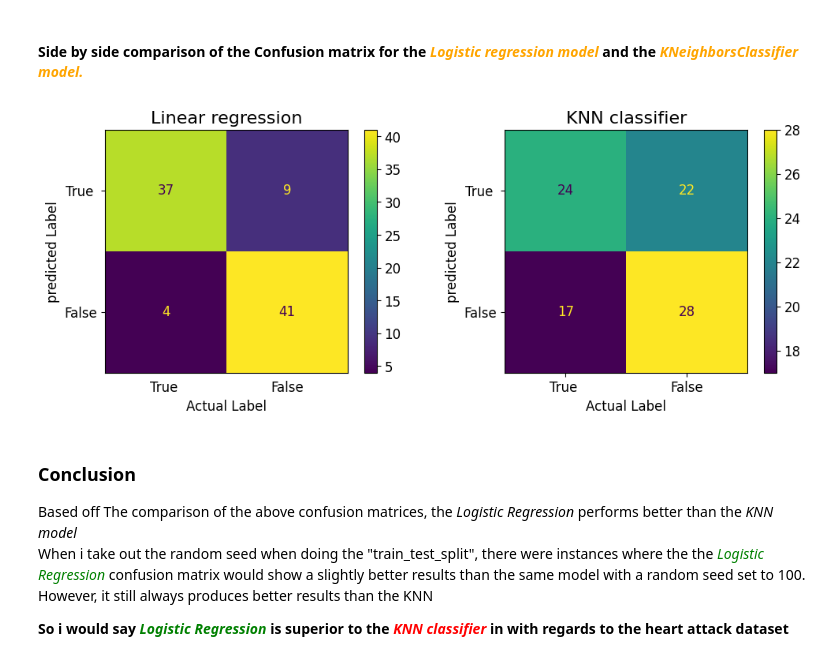
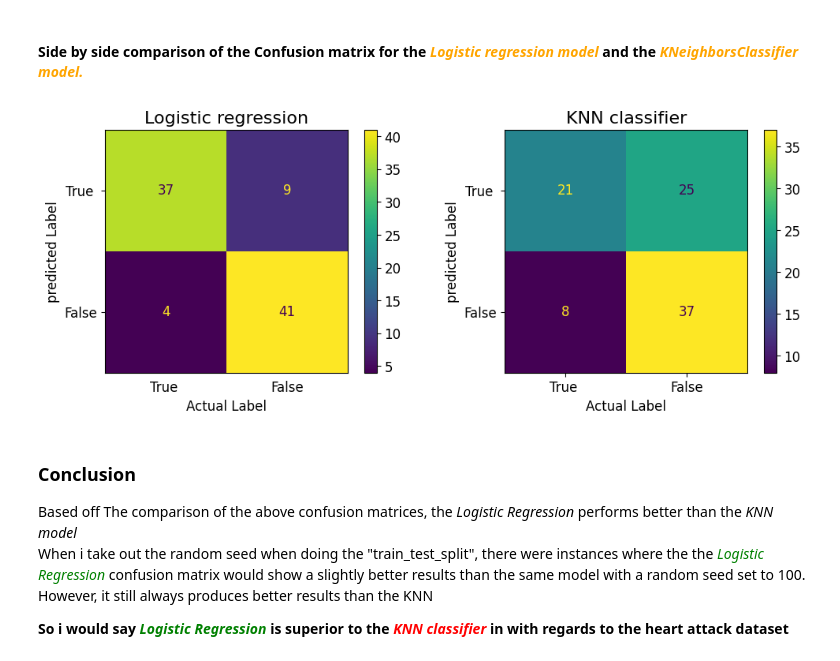
Before and after one commit to MbeleckBerle/KNN-LogisticRegression_model-heart_attack, a Jupyter notebook: heart_attack.ipynb, the cells around one changed output. Drawn from its saved outputs; the diff is of its cells as text; code cells hidden in the pictures.

```diff
--- a/heart_attack.ipynb
+++ b/heart_attack.ipynb
@@ -225,6 +225,6 @@ Training the <em><b style="color: orange">KNN</b></em> model
 # %%
 from sklearn.neighbors import KNeighborsClassifier
 
-knn_clf = KNeighborsClassifier(10)  # training for 10 neighbors
+knn_clf = KNeighborsClassifier(1)  # training for 10 neighbors
 knn_clf.fit(x_train, y_train)
 # %% [output]
@@ -260,35 +289,35 @@ display_labels = [
 ]
 
 cm0 = confusion_matrix(y_test, y_predict1, labels=logistic_reg.classes_)
 cm1 = confusion_matrix(y_test, y_predict2, labels=knn_clf.classes_)
 f, axes = plt.subplots(1, 2, figsize=(12, 4))
 
 # Plot the first confusion matrix (linear Regression) at position (0, 0)
-axes[0].set_title("Linear regression", size=title_size)
+axes[0].set_title("Logistic regression", size=title_size)
 ConfusionMatrixDisplay(confusion_matrix=cm0, display_labels=display_labels).plot(
     include_values=True,
     ax=axes[0],
     # colorbar=colorbar,
 )
 
 axes[0].set_xlabel("Actual Label")
 axes[0].set_ylabel("predicted Label")
 axes[0].tick_params(axis="x", which="both", bottom=False, top=False)
 
 # KNN Plot
 axes[1].set_title("KNN classifier", size=title_size)
 ConfusionMatrixDisplay(confusion_matrix=cm1, display_labels=display_labels).plot(
     include_values=True,
     ax=axes[1],
     # colorbar=colorbar,
 )
 
 axes[1].set_xlabel("Actual Label")
 axes[1].set_ylabel("predicted Label")
 
 plt.show()
 # %% [output]
-[figure, old version]
+[figure, new version]
 # %% [markdown]
 <h3 style="padding:0px; margin:0px">Conclusion</h3>
 Based off The comparison of the above confusion matrices, the <text style="color:green"><em>Logistic Regression</em></text></br>
```
Also changed, not shown: parts of 4 cells of this notebook.
